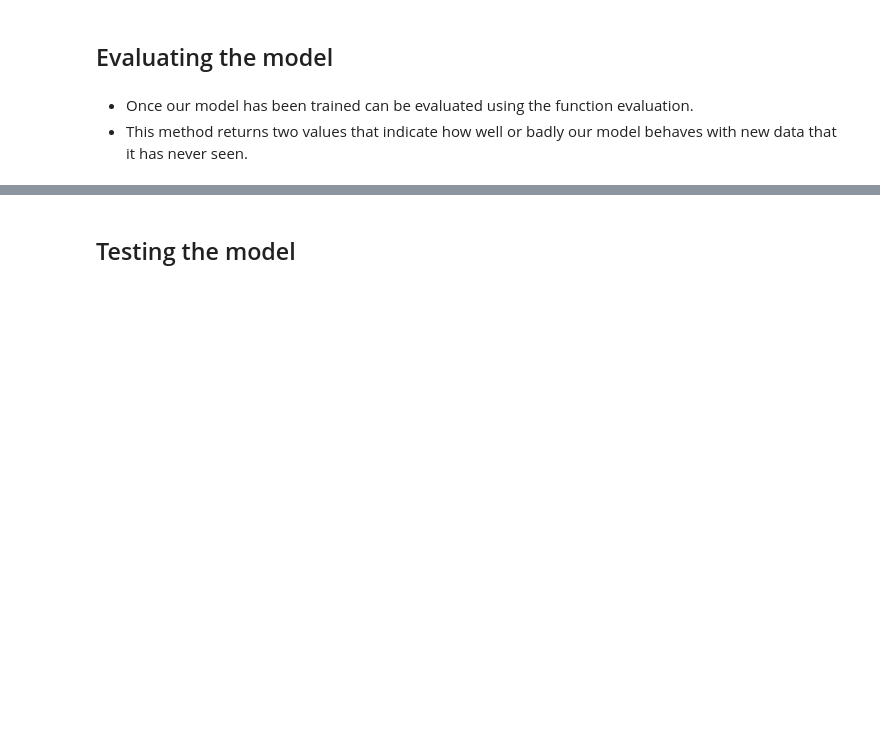
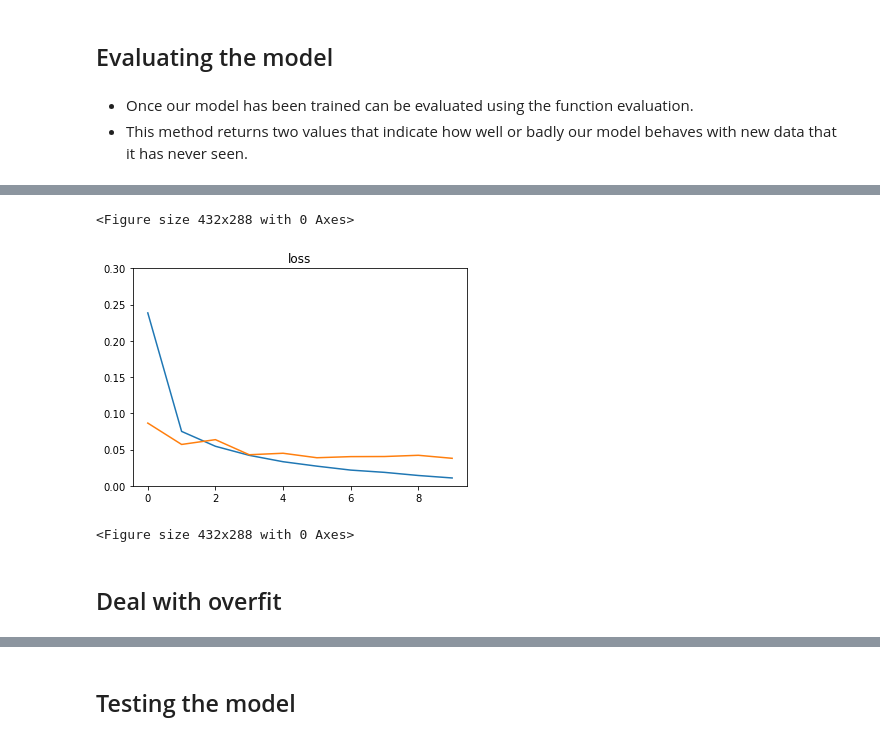
Before and after one commit to AgustinCarcelen/Image-Recognition-with-Neural-Network, a Jupyter notebook: Code/Image Recognition with Convolutional Neural Network.ipynb, the cells around one changed output, grey strips where cells are left out. Drawn from its saved outputs; the diff is of its cells as text; code cells hidden in the pictures; blank space fills up the shorter version.

```diff
--- a/Code/Image Recognition with Convolutional Neural Network.ipynb
+++ b/Code/Image Recognition with Convolutional Neural Network.ipynb
@@ -260,0 +284,16 @@ Accuracy model: 98.71 %
+# %%
+# We can also see that the trend in the error function follows the same pattern
+acc = history.history['loss']
+test_acc = history.history['val_loss']
+epochs = range(len(acc))
+plt.plot(epochs, acc)
+plt.plot(epochs, test_acc)
+plt.ylim(0, 0.3)
+plt.title('loss')
+plt.figure()
+# %% [output]
+<Figure size 432x288 with 0 Axes>
+[figure, added]
+<Figure size 432x288 with 0 Axes>
+# %% [markdown]
+## Deal with overfit
```
Also changed, not shown: parts of 41 cells of this notebook, 1 other file.
